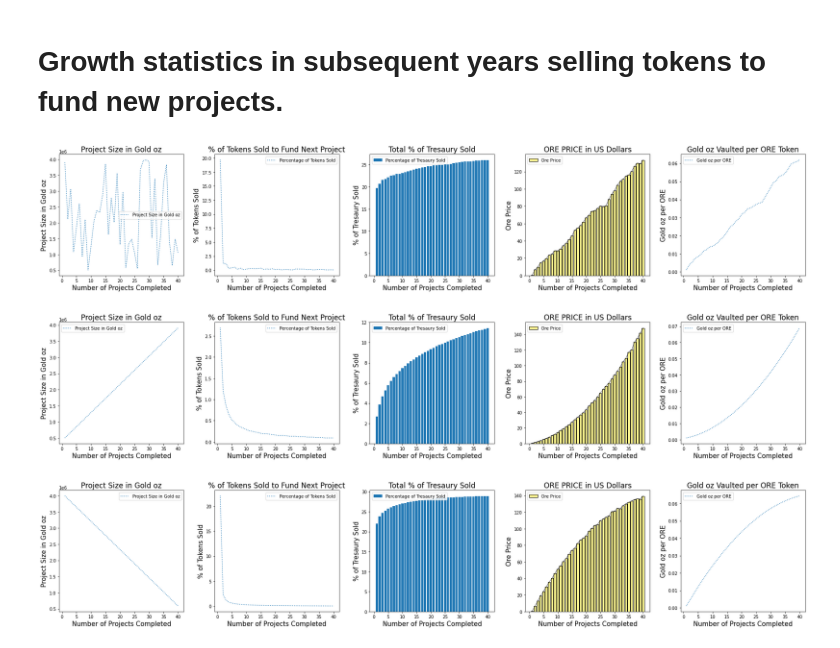
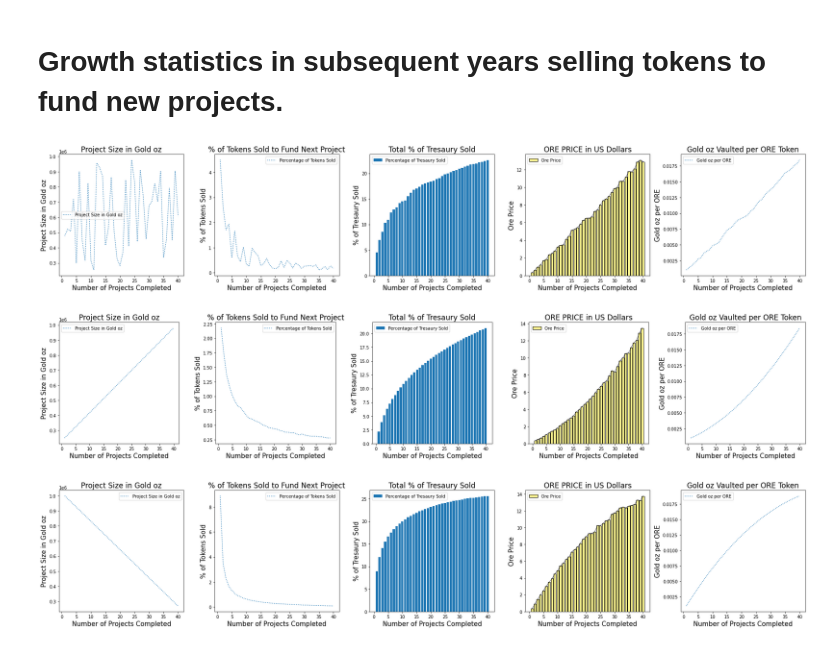
Before and after one commit to Jasper-Rowan/Drivetrain, a Jupyter notebook: GreenVault_Tokenomics_Collab.ipynb, the cells around one changed output. Drawn from its saved outputs; the diff is of its cells as text; code cells hidden in the pictures.

```diff
--- a/GreenVault_Tokenomics_Collab.ipynb
+++ b/GreenVault_Tokenomics_Collab.ipynb
@@ -358,45 +337,55 @@ def runModel(project_sizes, row_width=25, row_height=5):
 # Growth statistics in subsequent years selling tokens to fund new projects.
 # %%
 # In this model we will randomly sample a project size from 500,000 - 4,000,000 gold Ounces, repeating this process ROUNDS number of times.
-PROJECT_SIZE_MIN = 500000
-PROJECT_SIZE_MAX = 4000000
+GOLD_ACQUISITION_PRICE = 30  # We assume that it will cost $30 to aquire 1 ounce of gold
+CARBON_CREDIT_PER_OUNCE = 2
+BIO_CREDIT_PER_OUNCE = .05
+
+UNMINED_GOLD_DISCOUNT = .15
+
+CARBON_CREDIT_PRICE = 5
+BIO_CREDIT_PRICE = 6000
+
+
+PROJECT_SIZE_MIN = 250000
+PROJECT_SIZE_MAX = 1000000
 ROUNDS = 40
 
 
 dao = GreenVaultDAO(2000000000, 1000000000)
 dao.buy_gold(1000000, 0, 0, 0)
 
 project_sizes = [np.random.randint(PROJECT_SIZE_MIN, high=PROJECT_SIZE_MAX) for _ in range(ROUNDS)]
 
 runModel(project_sizes)
 # %% [output]
-[figure, old version]
+[figure, new version]
 # %%
 # In this model we will steadly increase the project size from 500,000 - 4,000,00, repeating this process ROUNDS number of times.
 dao = GreenVaultDAO(2000000000, 1000000000)
 dao.buy_gold(1000000, 0, 0, 0)
 
 addition = (PROJECT_SIZE_MAX - PROJECT_SIZE_MIN) / ROUNDS
-initial_size = 500000
+initial_size = PROJECT_SIZE_MIN
 
 project_sizes = [initial_size + addition * i for i in range(ROUNDS)]
 
 runModel(project_sizes)
 # %% [output]
-[figure, old version]
+[figure, new version]
 # %%
 # In this model we will steadly decrease the project size from 4,000,000 - 500,000, repeating this process ROUNDS number of times.
 dao = GreenVaultDAO(2000000000, 1000000000)
 dao.buy_gold(1000000, 0, 0, 0)
 
 addition = (PROJECT_SIZE_MAX - PROJECT_SIZE_MIN) / ROUNDS
-initial_size = 500000
+initial_size = PROJECT_SIZE_MIN
 
 project_sizes = [initial_size + addition * (ROUNDS - i) for i in range(ROUNDS)]
 
 runModel(project_sizes)
 # %% [output]
-[figure, old version]
+[figure, new version]
 # %%
 # In this model we will steadly increase the project size then decrease the project size in the range of 500,000 - 4,000,000, repeating this process ROUNDS number of times.
 dao = GreenVaultDAO(2000000000, 1000000000)
```
Also changed, not shown: parts of 6 cells of this notebook.
